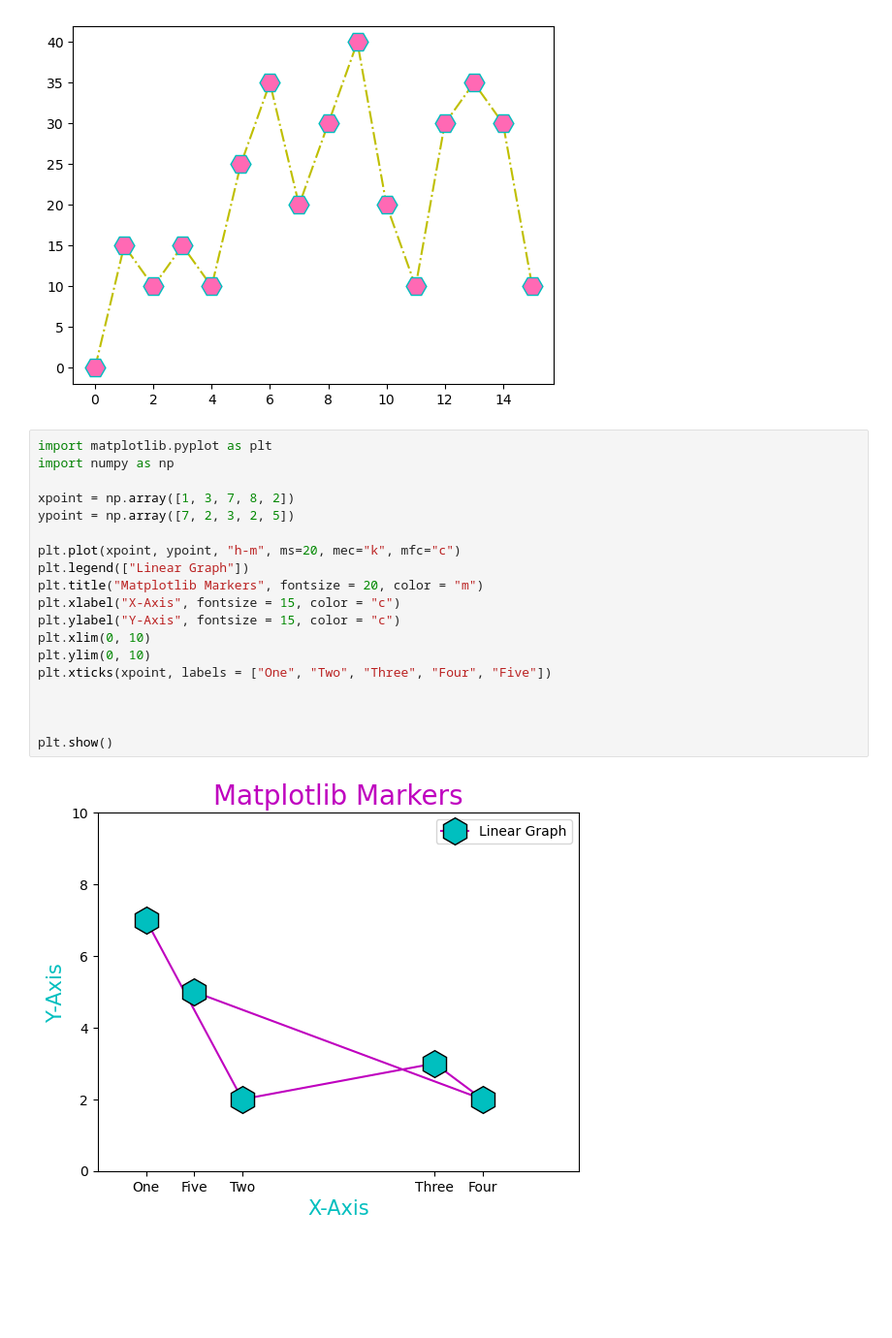
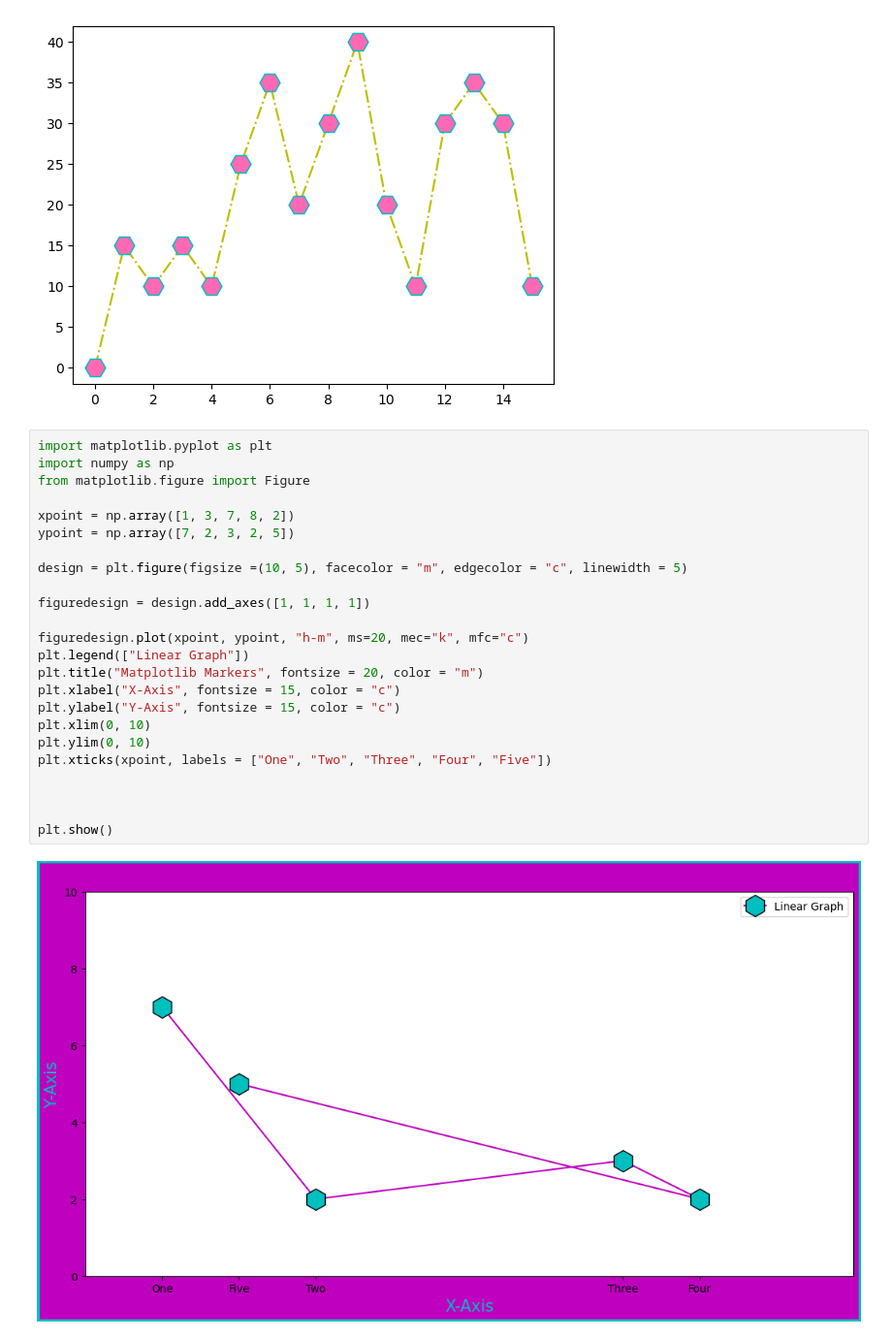
Before and after one commit to jabedkhanjb/Matplotlib, a Jupyter notebook: Matplotlib 4 Markers/Matplotlib Markers.ipynb, the cells around one changed output. Shown: that part at 97% size. Saved outputs shown, nothing was run; the diff lists cells and outputs as text; blank space fills up the shorter version.

```diff
--- a/Matplotlib 4 Markers/Matplotlib Markers.ipynb
+++ b/Matplotlib 4 Markers/Matplotlib Markers.ipynb
@@ -213,21 +213,26 @@ plt.show()
 # %%
 import matplotlib.pyplot as plt
 import numpy as np
+from matplotlib.figure import Figure
 
 xpoint = np.array([1, 3, 7, 8, 2])
 ypoint = np.array([7, 2, 3, 2, 5])
 
-plt.plot(xpoint, ypoint, "h-m", ms=20, mec="k", mfc="c")
+design = plt.figure(figsize =(10, 5), facecolor = "m", edgecolor = "c", linewidth = 5)
+
+figuredesign = design.add_axes([1, 1, 1, 1])
+
+figuredesign.plot(xpoint, ypoint, "h-m", ms=20, mec="k", mfc="c")
 plt.legend(["Linear Graph"])
 plt.title("Matplotlib Markers", fontsize = 20, color = "m")
 plt.xlabel("X-Axis", fontsize = 15, color = "c")
 plt.ylabel("Y-Axis", fontsize = 15, color = "c")
 plt.xlim(0, 10)
 plt.ylim(0, 10)
 plt.xticks(xpoint, labels = ["One", "Two", "Three", "Four", "Five"])
 
 
 
 plt.show()
 # %% [output]
-[figure, old version]
+[figure, new version]
```
